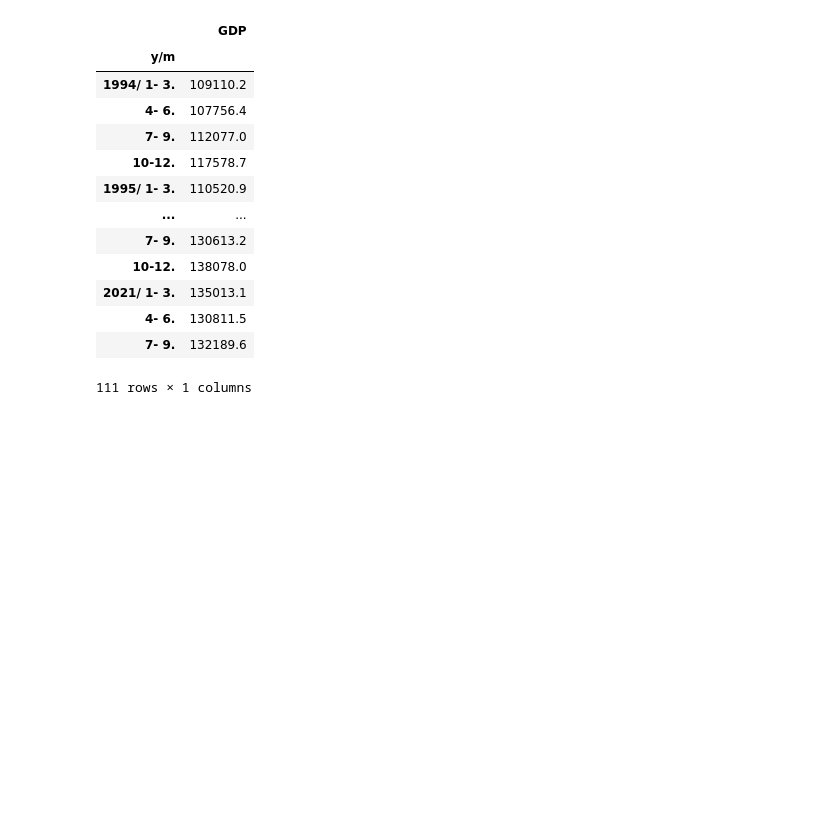
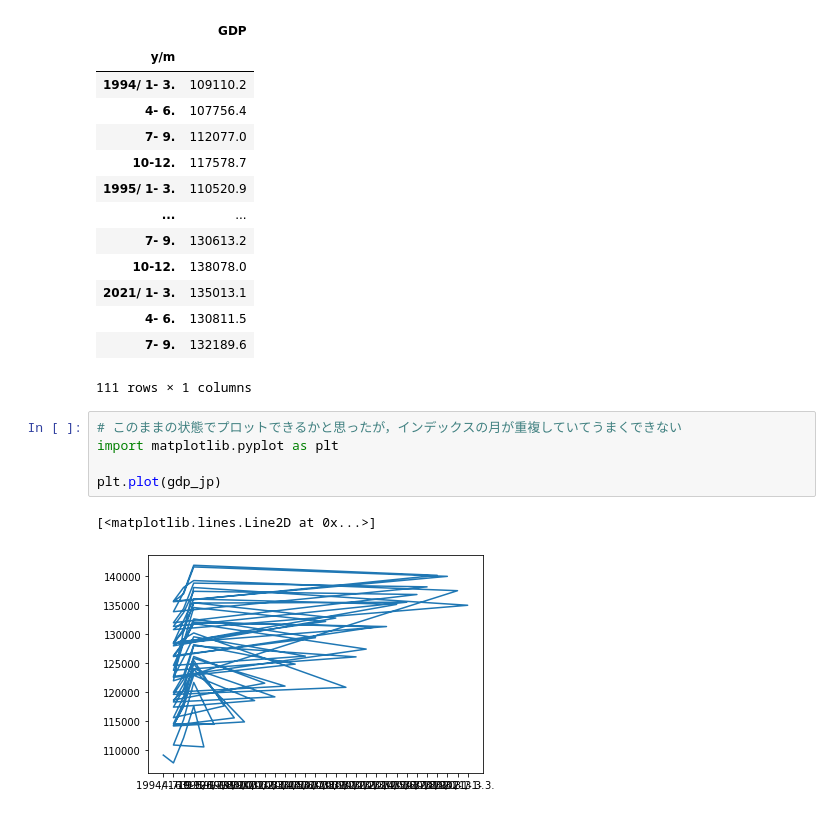
Before and after one commit to kiyoyoki/DataScienceSkillApprentice, a Jupyter notebook: TimeSeriesData.ipynb, the cells around one changed output. Saved outputs shown, nothing was run; the diff lists cells and outputs as text; blank space fills up the shorter version.

```diff
--- a/TimeSeriesData.ipynb
+++ b/TimeSeriesData.ipynb
@@ -40,3 +40,11 @@ gdp_jp
 | 4- 6. | 130811.5 |
 | 7- 9. | 132189.6 |
 111 rows × 1 columns
+# %%
+# このままの状態でプロットできるかと思ったが，インデックスの月が重複していてうまくできない
+import matplotlib.pyplot as plt
+
+plt.plot(gdp_jp)
+# %% [output]
+[<matplotlib.lines.Line2D at 0x...>]
+[figure, added]
```
Also changed, not shown: parts of 19 cells of this notebook, 1 other file.
